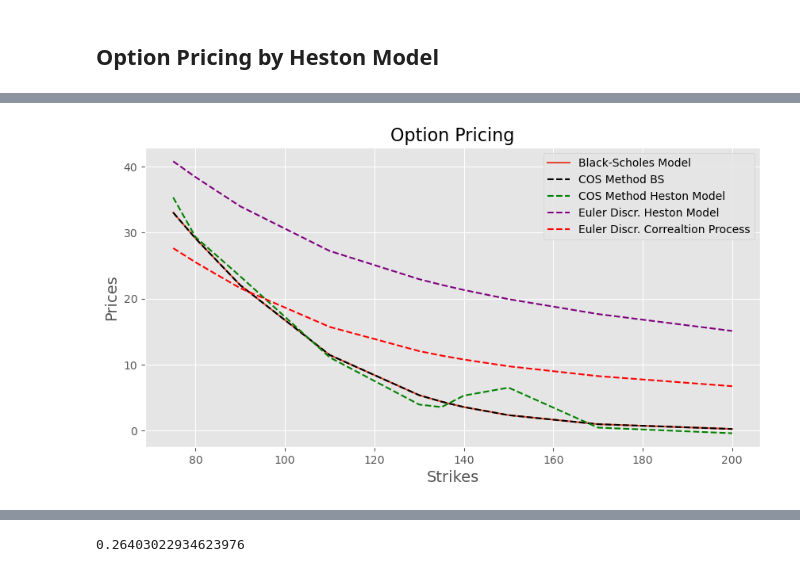
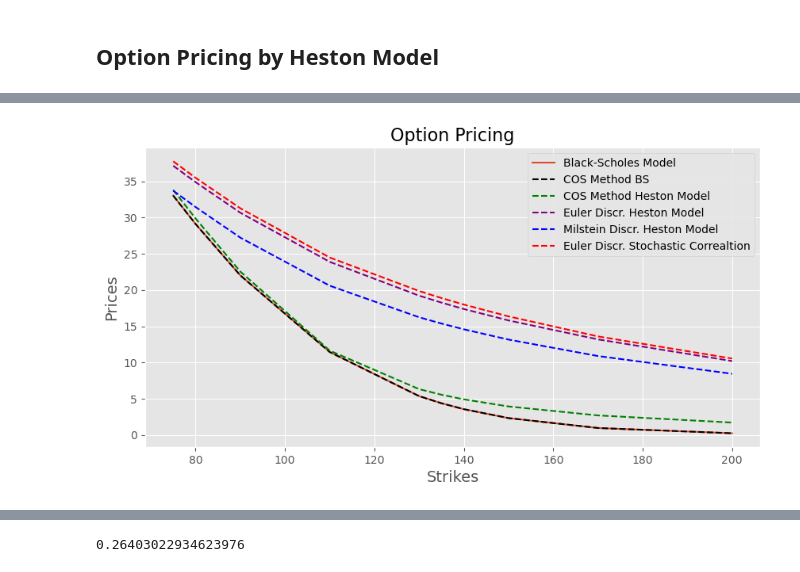
Before and after one commit to kirillzx/Generalized-Bates-model-draft, a Jupyter notebook: Main Modeling.ipynb, the cells around one changed output, grey strips where cells are left out. Saved outputs shown, nothing was run; the diff lists cells and outputs as text; code cells hidden in the pictures.

```diff
--- a/Main Modeling.ipynb
+++ b/Main Modeling.ipynb
@@ -426,0 +516,2 @@ plt.show()
+# %%
+hestonMilstein = GeneratePathsHestonMilstein(numberPaths, N, T, r, s0, kappa, gamma, rho, vbar, v0)
@@ -437,6 +540,7 @@ cf = ChFHestonModel(r, tau, kappa, gamma, vbar, v0, rho)
 
 option_price_heston = CallPutOptionPriceCOS(cf, CP, s0, r, tau, K, N, L)
 option_price_heston_euler = EUOptionPriceFromMCPathsGeneralized('c', hestonEuler['S'], K, T, r)
+option_price_heston_milstein = EUOptionPriceFromMCPathsGeneralized('c', hestonMilstein['S'], K, T, r)
 # %%
 plt.subplots(figsize=(10, 5), dpi=100)
 plt.plot(K, bs_options, label='Black-Scholes Model')
@@ -473,11 +578,6 @@ def correlation_process(NoOfPaths, NoOfSteps, T, r, v0, s0, rho0, rho1, rho2, ka
 
     dt = T / float(NoOfSteps)
     for i in range(0, NoOfSteps):
-#         # making sure that samples from normal have mean 0 and variance 1
-#         if NoOfPaths > 1:
-#             Z1[:,i] = (Z1[:,i] - np.mean(Z1[:,i])) / np.std(Z1[:,i])
-#             Z2[:,i] = (Z2[:,i] - np.mean(Z2[:,i])) / np.std(Z2[:,i])
-
         Z2[:, i] = rho1 * Z1[:, i] + np.sqrt(1 - rho1**2) * Z2[:, i]
         Z3[:, i] = rho[:, i] * Z1[:, i] + (rho2 - rho1 * rho[:, i])/np.sqrt(1 - rho1**2) * Z2[:, i] + \
                                         np.sqrt(1 - rho[:, i]**2 - ((rho2 - rho1 * rho[:, i])/np.sqrt(1 - rho1**2))**2) * Z3[:, i]
@@ -497,7 +597,7 @@ def correlation_process(NoOfPaths, NoOfSteps, T, r, v0, s0, rho0, rho1, rho2, ka
 
     #Compute exponent
     S = np.exp(X)
-    paths = {"time":time,"S":S}
+    paths = {"time":time,"S":S, 'rho': rho}
     return paths
 # %%
 numberPaths = 50
@@ -509,12 +609,12 @@ kappa = 1
 gamma = 0.9
 vbar = 0.1
 v0 = 0
-rho0 = 0.1
+rho0 = 0
 rho1 = 0.001
 rho2 = 0.3
-kappa_rho = 1
-mu_rho = 0.2
-sigma_rho = 0.02
+kappa_rho = 0.25
+mu_rho = 0.1
+sigma_rho = 0.1
 # %%
 corr_process = correlation_process(numberPaths, N, T, r, v0, s0, rho0, rho1, rho2, kappa, gamma, rho, vbar, kappa_rho, mu_rho, sigma_rho)
 # %%
@@ -534,15 +646,21 @@ option_corr_process = EUOptionPriceFromMCPathsGeneralized('c', corr_process['S']
 # %%
 plt.subplots(figsize=(10, 5), dpi=100)
 plt.plot(K, bs_options, label='Black-Scholes Model')
 plt.plot(K, option_price_cos.T[0], '--', color='black', label='COS Method BS')
 plt.plot(K, option_price_heston.T[0], '--', color='green', label='COS Method Heston Model')
 plt.plot(K, option_price_heston_euler, '--', color='purple', label='Euler Discr. Heston Model')
-plt.plot(K, option_corr_process, '--', color='red', label='Euler Discr. Correaltion Process')
+plt.plot(K, option_price_heston_milstein, '--', color='blue', label='Milstein Discr. Heston Model')
+plt.plot(K, option_corr_process, '--', color='red', label='Euler Discr. Stochastic Correaltion')
+
+# plt.plot(K, option_price_heston_milstein, '--', color='magenta', label='Milstein Discr. Heston Model')
+
+
+
 
 plt.title('Option Pricing', fontsize=16)
 plt.xlabel('Strikes', fontsize=14)
 plt.ylabel('Prices', fontsize=14)
 plt.legend()
 plt.show()
 # %% [output]
-[figure, old version]
+[figure, new version]
```
Also changed, not shown: parts of 11 cells of this notebook.
